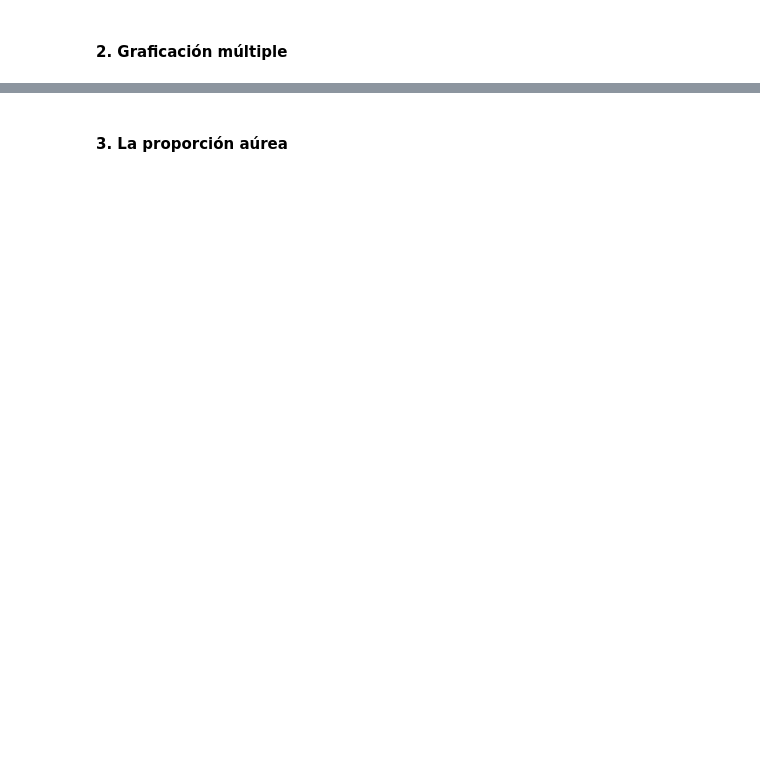
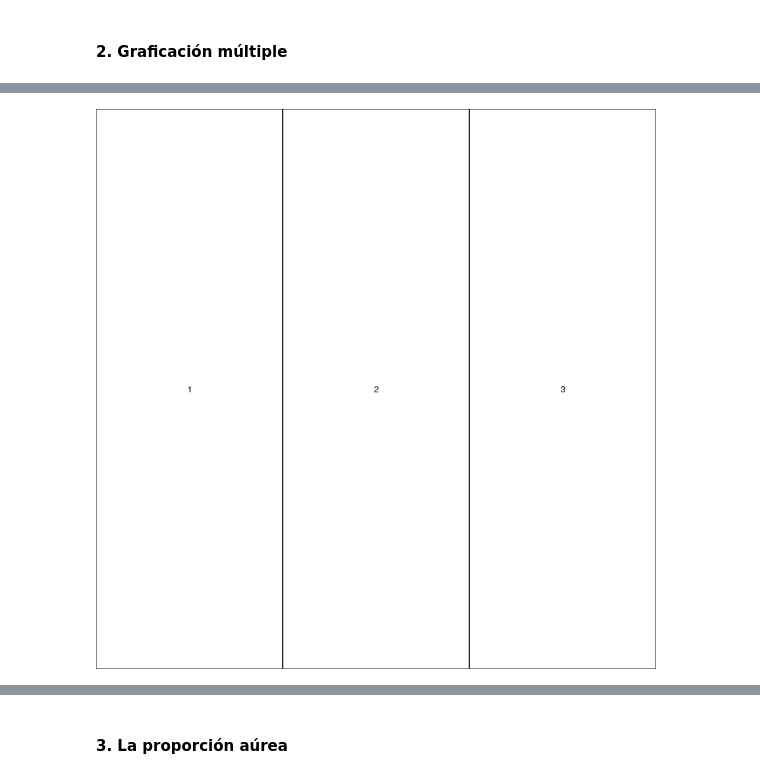
Before and after one commit to juanpedrovasquez/CUCII-StatsEdu, a Jupyter notebook: 03_Apuntes.ipynb, the cells around one changed output, grey strips where cells are left out. Cells and saved outputs as stored; diff of their text form; code cells hidden in the pictures; blank space fills up the shorter version.

```diff
--- a/03_Apuntes.ipynb
+++ b/03_Apuntes.ipynb
@@ -165,0 +203,6 @@ library(readxl)
+# %%
+#dividir el panel en 3 gráficos, 1 renglón, 3 columnas
+layout(matrix(1:3,1,3))
+layout.show(3) #esta órden en sólo para mostrar cómo queda el panel
+# %% [output]
+[figure, added]
```
Also changed, not shown: parts of 22 cells of this notebook.
